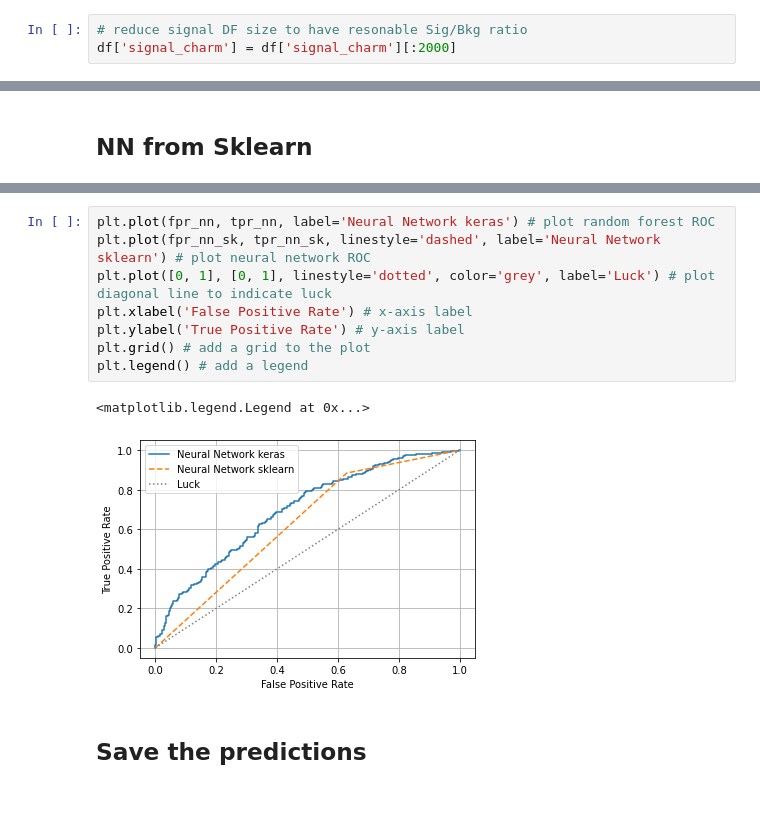
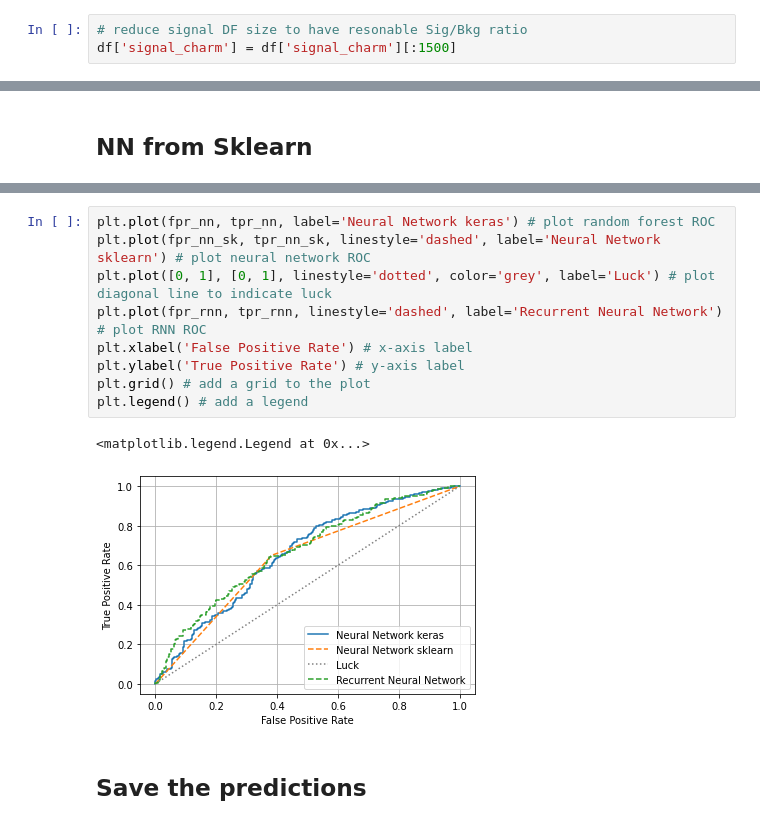
Before and after one commit to mghasemi19/TopFC, a Jupyter notebook: BDT_weight/TopFC_main_bkg_analysis.ipynb, the cells around one changed output, grey strips where cells are left out. Cells and saved outputs as stored; diff of their text form.

```diff
--- a/BDT_weight/TopFC_main_bkg_analysis.ipynb
+++ b/BDT_weight/TopFC_main_bkg_analysis.ipynb
@@ -55,4 +55,4 @@ for treename in filename.keys():
 ## Data exploration
 # %%
 # reduce signal DF size to have resonable Sig/Bkg ratio
-df['signal_charm'] = df['signal_charm'][:2000]
+df['signal_charm'] = df['signal_charm'][:1500]
@@ -419,14 +424,15 @@ plt.legend() # add legend
 # %%
 plt.plot(fpr_nn, tpr_nn, label='Neural Network keras') # plot random forest ROC
 plt.plot(fpr_nn_sk, tpr_nn_sk, linestyle='dashed', label='Neural Network sklearn') # plot neural network ROC
 plt.plot([0, 1], [0, 1], linestyle='dotted', color='grey', label='Luck') # plot diagonal line to indicate luck
+plt.plot(fpr_rnn, tpr_rnn, linestyle='dashed', label='Recurrent Neural Network') # plot RNN ROC
 plt.xlabel('False Positive Rate') # x-axis label
 plt.ylabel('True Positive Rate') # y-axis label
 plt.grid() # add a grid to the plot
 plt.legend() # add a legend
 # %% [output]
 <matplotlib.legend.Legend at 0x...>
-[figure, old version]
+[figure, new version]
 # %% [markdown]
 ## Save the predictions
 # %%
```
Also changed, not shown: parts of 23 cells of this notebook, 2 other files.
